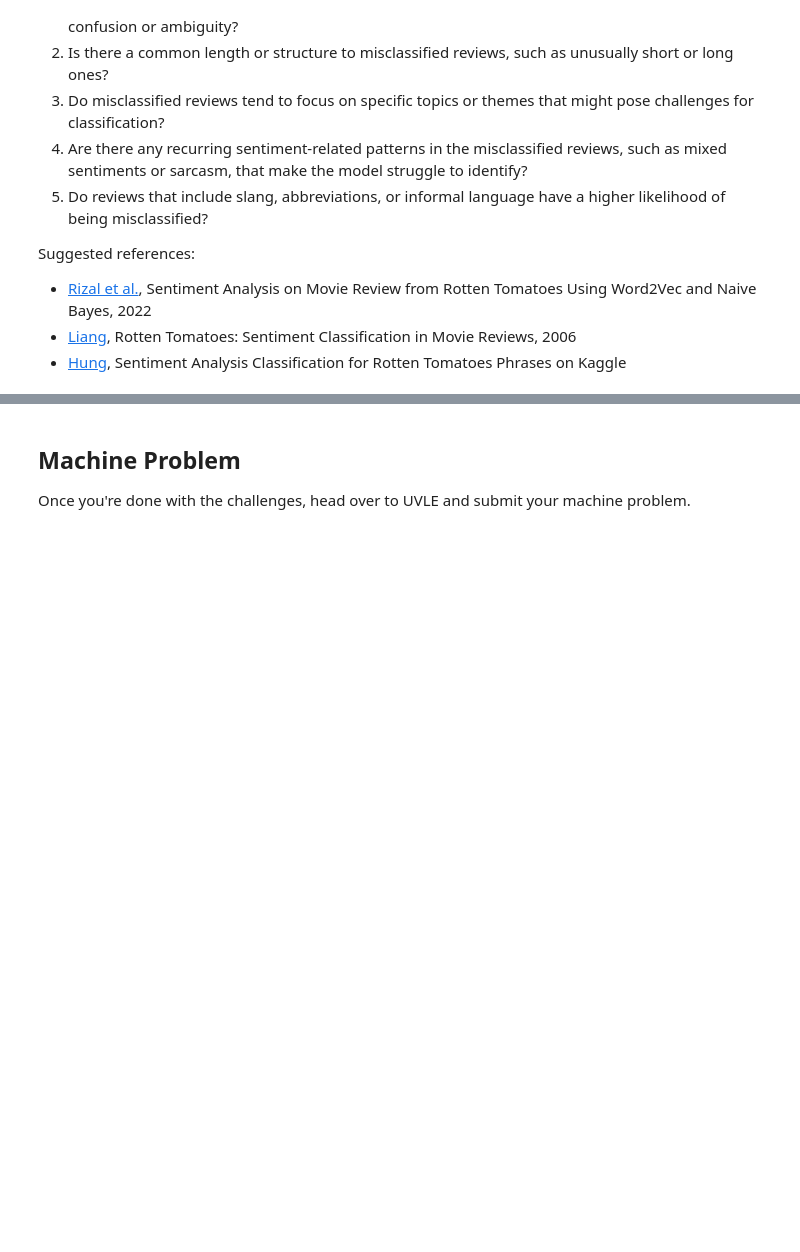
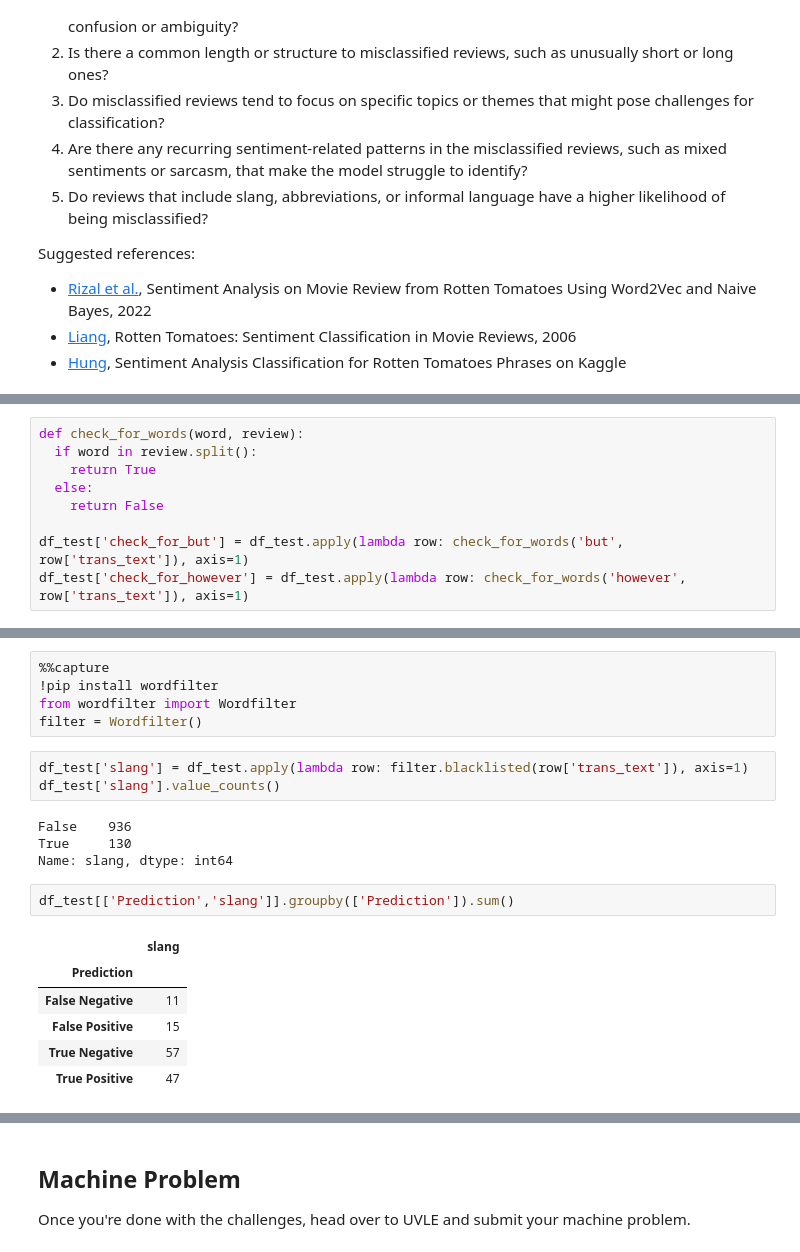
Before and after one commit to gabosantos/2324CS280UPD, a Jupyter notebook: CS_280_Lesson_1_Bayesian_Classifier.ipynb, the cells around one changed output, grey strips where cells are left out. Drawn from its saved outputs; the diff is of its cells as text; blank space fills up the shorter version.

```diff
--- a/CS_280_Lesson_1_Bayesian_Classifier.ipynb
+++ b/CS_280_Lesson_1_Bayesian_Classifier.ipynb
@@ -878,0 +1249,9 @@ Suggested references:
+# %%
+def check_for_words(word, review):
+  if word in review.split():
+    return True
+  else:
+    return False
+
+df_test['check_for_but'] = df_test.apply(lambda row: check_for_words('but', row['trans_text']), axis=1)
+df_test['check_for_however'] = df_test.apply(lambda row: check_for_words('however', row['trans_text']), axis=1)
@@ -878,0 +1287,21 @@ Suggested references:
+# %%
+%%capture
+!pip install wordfilter
+from wordfilter import Wordfilter
+filter = Wordfilter()
+# %%
+df_test['slang'] = df_test.apply(lambda row: filter.blacklisted(row['trans_text']), axis=1)
+df_test['slang'].value_counts()
+# %% [output]
+False    936
+True     130
+Name: slang, dtype: int64
+# %%
+df_test[['Prediction','slang']].groupby(['Prediction']).sum()
+# %% [output]
+|  | slang |
+| Prediction |  |
+| False Negative | 11 |
+| False Positive | 15 |
+| True Negative | 57 |
+| True Positive | 47 |
```
Also changed, not shown: parts of 29 cells of this notebook.
